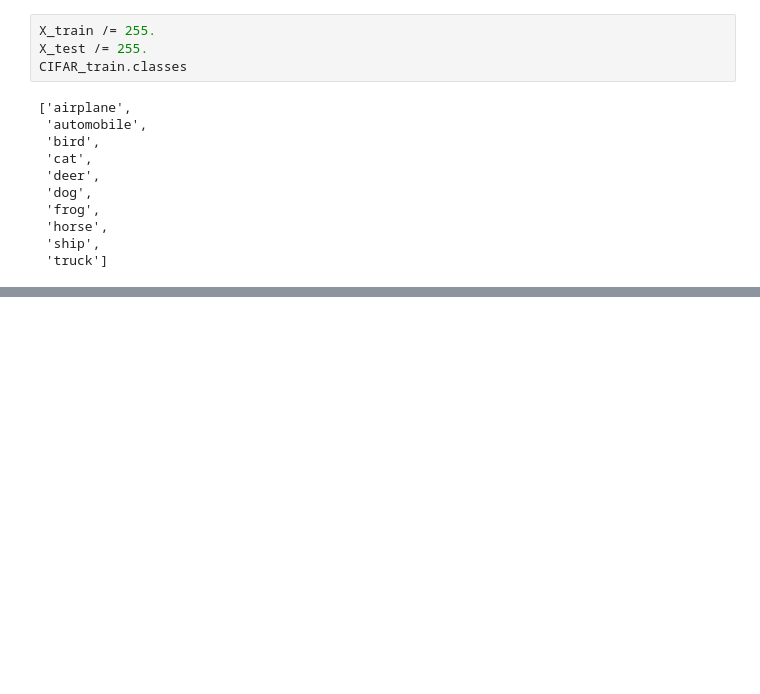
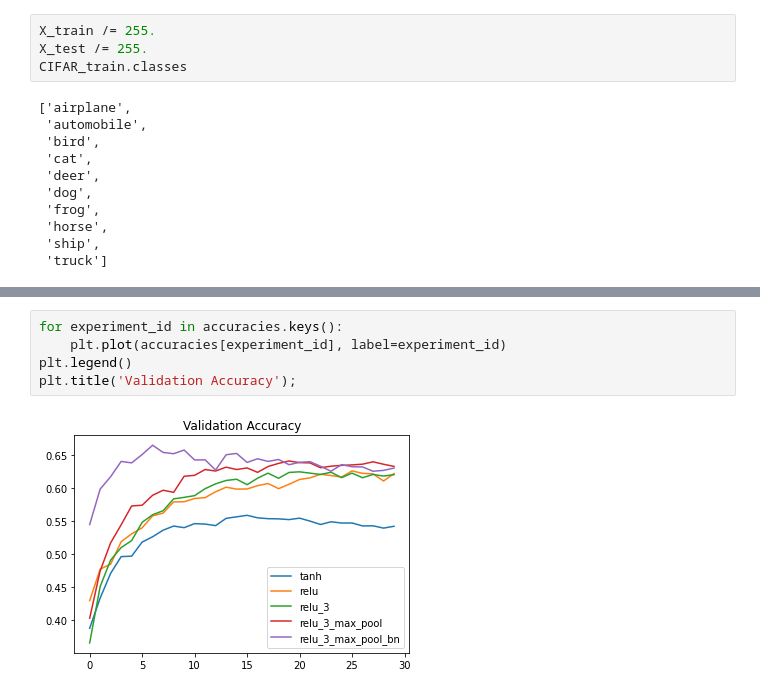
Before and after one commit to cr0cus/CV-Practice, a Jupyter notebook: cifar10.ipynb, the cells around one changed output, grey strips where cells are left out. Saved outputs shown, nothing was run; the diff lists cells and outputs as text; blank space fills up the shorter version.

```diff
--- a/cifar10.ipynb
+++ b/cifar10.ipynb
@@ -57,0 +244,7 @@ tensor(6) tensor(9) tensor(9) tensor(4) tensor(1) tensor(1) tensor(2) tensor(7)
+# %%
+for experiment_id in accuracies.keys():
+    plt.plot(accuracies[experiment_id], label=experiment_id)
+plt.legend()
+plt.title('Validation Accuracy');
+# %% [output]
+[figure, added]
```
Also changed, not shown: parts of 8 cells of this notebook.
